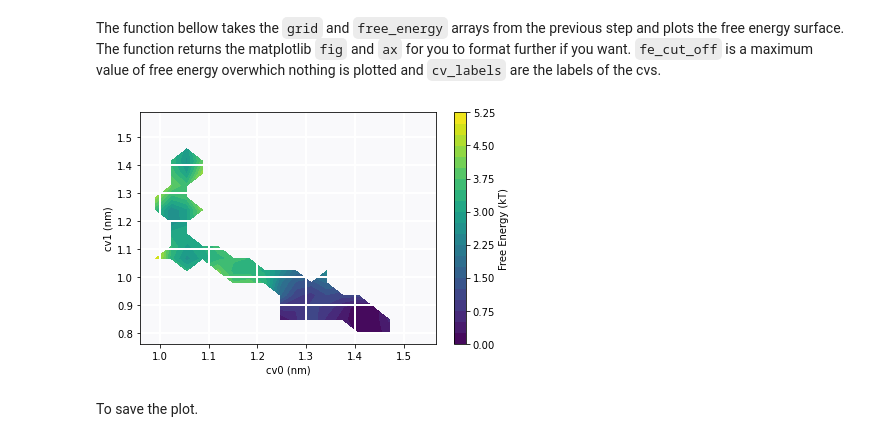
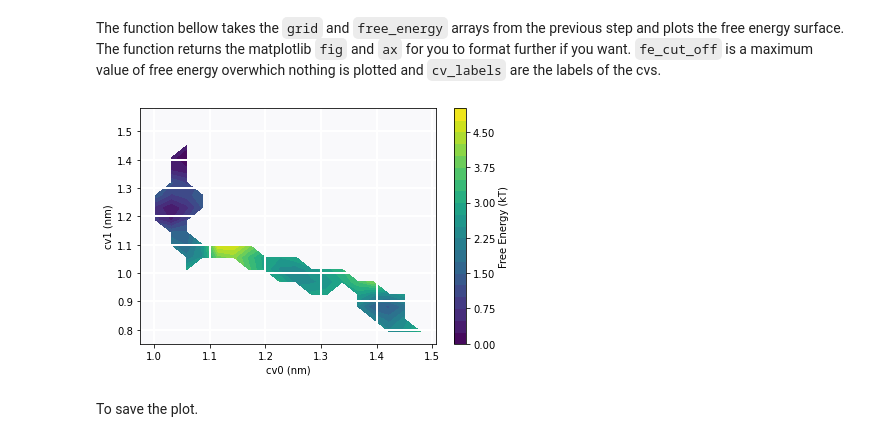
Before and after one commit to semccomas/GLUT5_string, a Jupyter notebook: string/analysis/scripts/string_analysis.ipynb, the cells around one changed output. Drawn from its saved outputs; the diff is of its cells as text; code cells hidden in the pictures.

```diff
--- a/string/analysis/scripts/string_analysis.ipynb
+++ b/string/analysis/scripts/string_analysis.ipynb
@@ -438,8 +439,8 @@ pwd
 # %% [markdown]
 The `load_swarm_data` function will load the swarm data in the `cv_coordinates`. If you set `extract=True` it will read the data from the swarm files. If you have done this previously you can set `extract=False` so the function just reads `postprocessing/cv_coordinates.npy`. `first_iteration` can be used to exclude initial swarms as equilibration and `last_iteration` can be done to exclude some iterations for example if you want to estimate the FES convergence by comparing blocks of data.
 # %%
-first_iteration=10
-last_iteration=40
+first_iteration=30
+last_iteration=54
 cv_coordinates = load_swarm_data(extract=True, first_iteration=first_iteration, last_iteration=last_iteration)
 print(np.shape(cv_coordinates))
 # %% [output]
@@ -539,10 +540,10 @@ def show_fes(grid, free_energy, fe_cut_off=None, cv_labels=["cv0 (nm)", "cv1 (nm
 The function bellow takes the `grid` and `free_energy` arrays from the previous step and plots the free energy surface. The function returns the matplotlib `fig` and `ax` for you to format further if you want. `fe_cut_off` is a maximum value of free energy overwhich nothing is plotted and `cv_labels` are the labels of the cvs.
 # %%
 fig, ax = show_fes(
-    grid, free_energy, fe_cut_off=None, cv_labels=["cv0 (nm)", "cv1 (nm)"]
+    grid, free_energy, fe_cut_off=8, cv_labels=["cv0 (nm)", "cv1 (nm)"]
 )
 # %% [output]
-[figure, old version]
+[figure, new version]
 # %% [markdown]
 To save the plot.
 # %%
```
Also changed, not shown: parts of 8 cells of this notebook, 3 other files.
